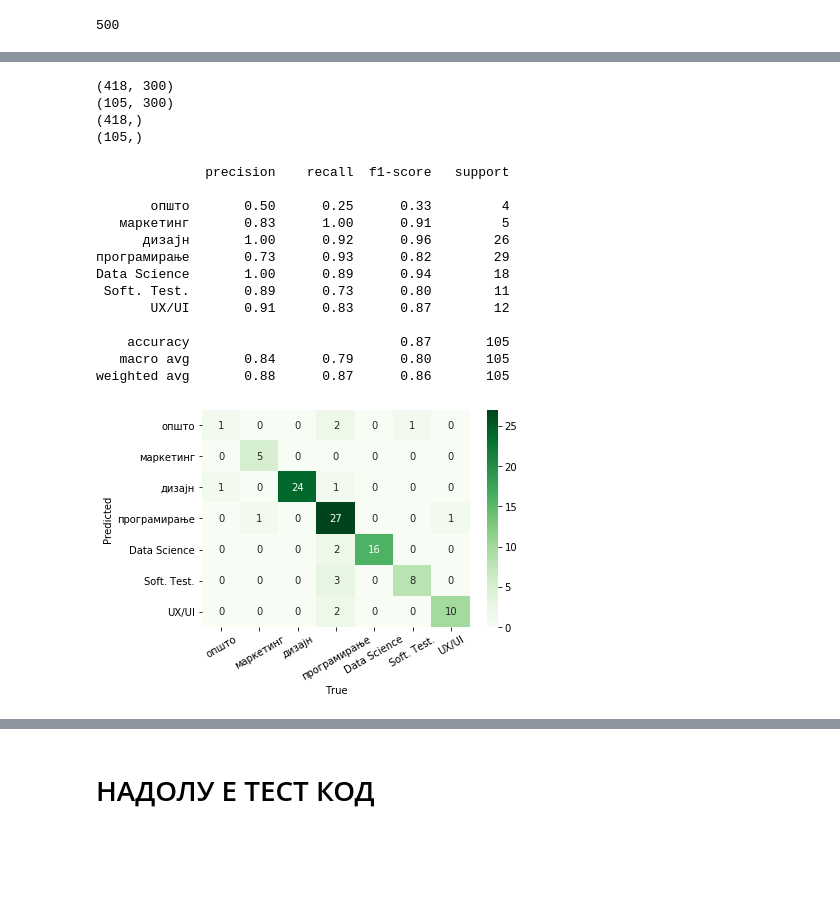
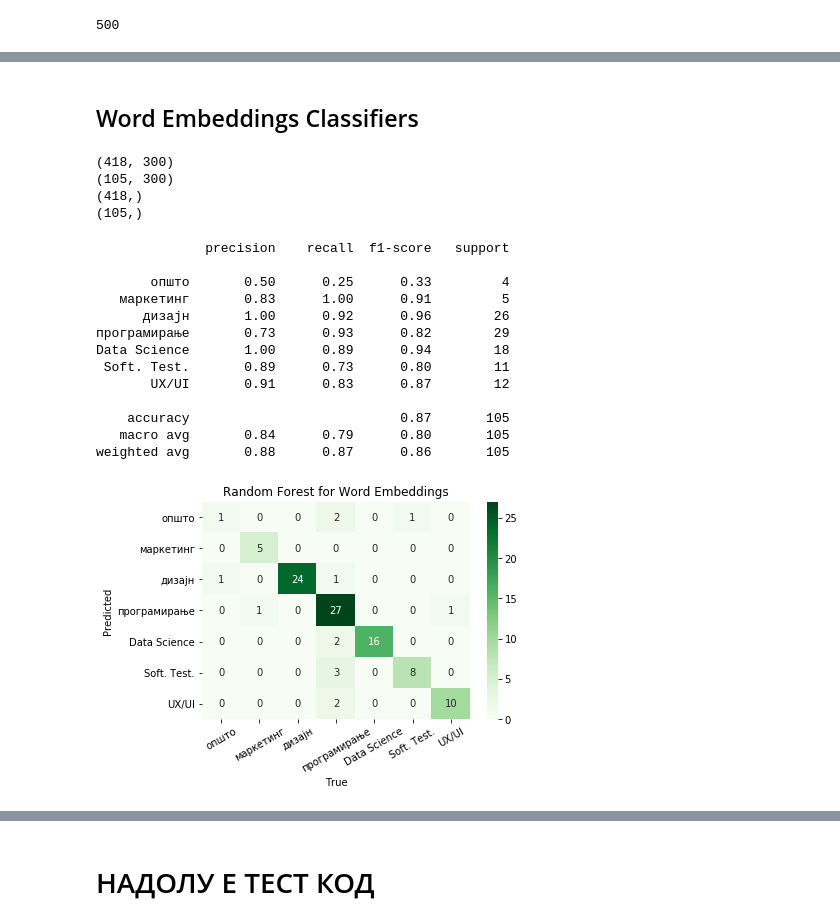
Before and after one commit to filipgd1/NLP-Chatbot, a Jupyter notebook: text_preprocessing_chatbot.ipynb, the cells around one changed output, grey strips where cells are left out. Cells and saved outputs as stored; diff of their text form; code cells hidden in the pictures; blank space fills up the shorter version.

```diff
--- a/text_preprocessing_chatbot.ipynb
+++ b/text_preprocessing_chatbot.ipynb
@@ -31,11 +31,11 @@ def text_preprocessing(text, stop_words):
     bad_symbols = re.compile('[/(){}\[\]\|@,;+_#]')
     fine_symbols = re.compile('[^0-9абвгдѓежзѕијклљмнњопрстќуфхцчџш ]')
     stopwords_set = stop_words
-    lat_to_cyr = {'kj' : 'ќ', 'gj' : 'ѓ', 'zh' : 'ж', 'ch' : 'ч', 'sh' : 'ш', 'dj' : 'ѓ',
-              'a' : 'а', 'b' : 'б', 'c' : 'ц', 'd' : 'д', 'e' : 'е', 'f' : 'ф', 'g' : 'г',
-              'h' : 'х', 'i' : 'и', 'j' : 'ј', 'k' : 'к', 'l' : 'л', 'm' : 'м', 'n' : 'н',
-              'o' : 'о', 'p' : 'п', 'q' : 'љ', 'r' : 'р', 's' : 'с', 't' : 'т', 'u' : 'у',
-              'v' : 'в', 'w' : 'њ', 'x' : 'џ', 'y' : 'ѕ',  'z' : 'з'
+    lat_to_cyr = {'kj':'ќ', 'gj':'ѓ', 'zh':'ж', 'ch':'ч', 'sh':'ш', 'dj':'ѓ', 'nj':'љ', 'lj':'љ',
+              'a':'а', 'b':'б', 'c':'ц', 'd':'д', 'e':'е', 'f':'ф', 'g':'г',
+              'h':'х', 'i':'и', 'j':'ј', 'k':'к', 'l':'л', 'm':'м', 'n':'н',
+              'o':'о', 'p':'п', 'q':'љ', 'r':'р', 's':'с', 't':'т', 'u':'у',
+              'v':'в', 'w':'њ', 'x':'џ', 'y':'ѕ', 'z':'з'
              }
 
     text = text.lower()
@@ -300,7 +302,7 @@ from sklearn.svm import LinearSVC, SVC
 
 from sklearn.model_selection import train_test_split, cross_val_score
 # %%
-def plot_confusion_matrix(y_test, y_pred, axis_labels):
+def plot_confusion_matrix(y_test, y_pred, axis_labels, title):
     plt.figure()
     ax=sns.heatmap(confusion_matrix(y_test, y_pred),
                    annot = True,
@@ -308,7 +310,10 @@ def plot_confusion_matrix(y_test, y_pred, axis_labels):
     ax.set(xlabel='True', ylabel='Predicted')
     ax.set_xticklabels(axis_labels, rotation=30)
     ax.set_yticklabels(axis_labels, rotation=0)
+    ax.set_title(title)
     plt.show()
+# %% [markdown]
+## Word Embeddings Classifiers
 # %%
 # Splitting the data into train and test:
 
@@ -330,32 +335,32 @@ print(y_test.shape)
 # %%
 # Building the Random Forest Classifier
 rf_classifier = RandomForestClassifier(random_state=10)
 
 rf_classifier.fit(X_train, y_train)
 
 rf_pred = rf_classifier.predict(X_test)
 
 #Printing the classification report
 rf_class_report = classification_report(y_test, rf_pred, target_names=cat_labels)
 print(rf_class_report)
 
 #confusion_matrix()
-plot_confusion_matrix(y_test, rf_pred, cat_labels)
+plot_confusion_matrix(y_test, rf_pred, cat_labels, 'Random Forest for Word Embeddings')
 # %% [output]
               precision    recall  f1-score   support
 
        општо       0.50      0.25      0.33         4
    маркетинг       0.83      1.00      0.91         5
       дизајн       1.00      0.92      0.96        26
 програмирање       0.73      0.93      0.82        29
 Data Science       1.00      0.89      0.94        18
  Soft. Test.       0.89      0.73      0.80        11
        UX/UI       0.91      0.83      0.87        12
 
     accuracy                           0.87       105
    macro avg       0.84      0.79      0.80       105
 weighted avg       0.88      0.87      0.86       105
-[figure, old version]
+[figure, new version]
 # %%
 import xgboost as xgb
 
```
Also changed, not shown: parts of 24 cells of this notebook, 15 other files.
